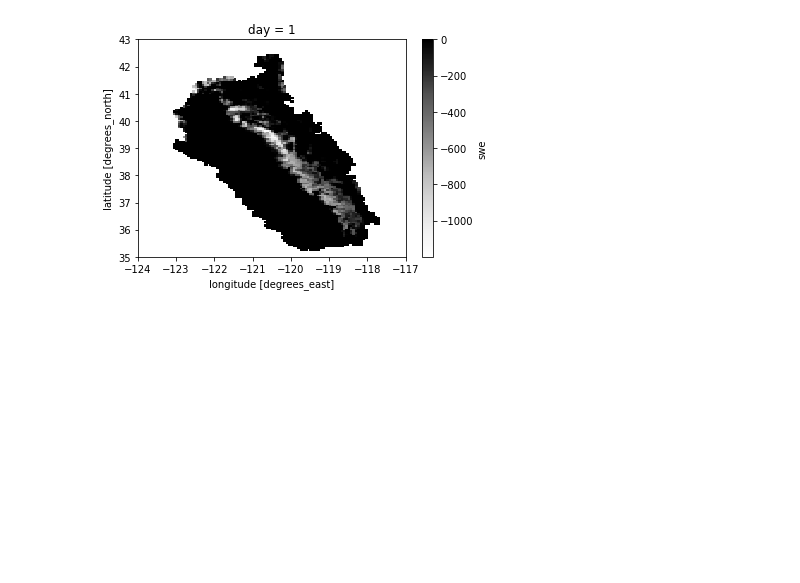
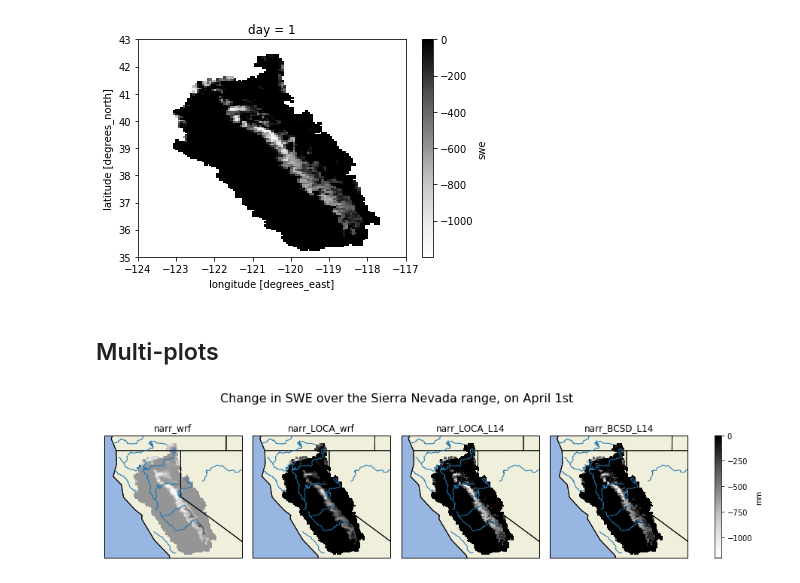
Before and after one commit to raghavgr/DOE-Hydro, a Jupyter notebook: SWE Daily Analysis over Sierra Nevada range.ipynb, the cells around one changed output. Drawn from its saved outputs; the diff is of its cells as text; code cells hidden in the pictures; blank space fills up the shorter version.

```diff
--- a/SWE Daily Analysis over Sierra Nevada range.ipynb
+++ b/SWE Daily Analysis over Sierra Nevada range.ipynb
@@ -130,3 +130,55 @@ bcsd_res.plot(cmap='Greys')
 # %% [output]
 <matplotlib.collections.QuadMesh at 0x...>
 [figure]
+# %% [markdown]
+## Multi-plots
+# %%
+
+
+
+mean_list = [wrf_res, loca_wrf_res, loca_14_res, bcsd_res]
+
+# Configuration for the map
+projection = ccrs.PlateCarree()
+axes_class = (GeoAxes, dict(map_projection=projection))
+fig = plt.figure(figsize=(15, 15))
+axgr = AxesGrid(fig,
+                111,
+                axes_class=axes_class,
+                nrows_ncols=(1, 4),
+                axes_pad=0.2,
+                share_all=True,
+                label_mode="",
+                cbar_location="right",
+                cbar_mode="single",
+                cbar_pad=0.5
+               )
+cbar_label_title = 'mm'
+
+
+for i, ax in enumerate(axgr):
+    ax.add_feature(cfeature.BORDERS)
+    ax.add_feature(cfeature.COASTLINE)
+    ax.add_feature(cfeature.STATES)
+    ax.add_feature(cfeature.OCEAN)
+    ax.add_feature(cfeature.LAKES)
+    ax.add_feature(cfeature.LAND)
+    ax.add_feature(cfeature.LAKES.with_scale('10m'), facecolor='none', edgecolor='tab:blue')
+    ax.add_feature(cfeature.RIVERS.with_scale('10m'), edgecolor='tab:blue')
+    # setting the location t
+    ax.set_extent([-125, -116, 43, 35])
+
+    djf_plt = mean_list[i].plot(ax=axgr[i], transform=ccrs.PlateCarree(), x='longitude', y='latitude', cmap='Greys', add_colorbar=False)
+
+
+axgr[0].set_title('narr_wrf')
+axgr[1].set_title('narr_LOCA_wrf')
+axgr[2].set_title('narr_LOCA_L14')
+axgr[3].set_title('narr_BCSD_L14')
+
+fig.subplots_adjust(left=0.14, top=1.64)
+fig.suptitle('Change in SWE over the Sierra Nevada range, on April 1st', fontsize=16, y=1.01)
+cb = axgr.cbar_axes[0].colorbar(djf_plt)
+cb.set_label_text(cbar_label_title)       # color bar title not needed for SCF since it is a fraction
+# %% [output]
+[figure, added]
```
Also changed, not shown: parts of 2 cells of this notebook, 1 other file.
